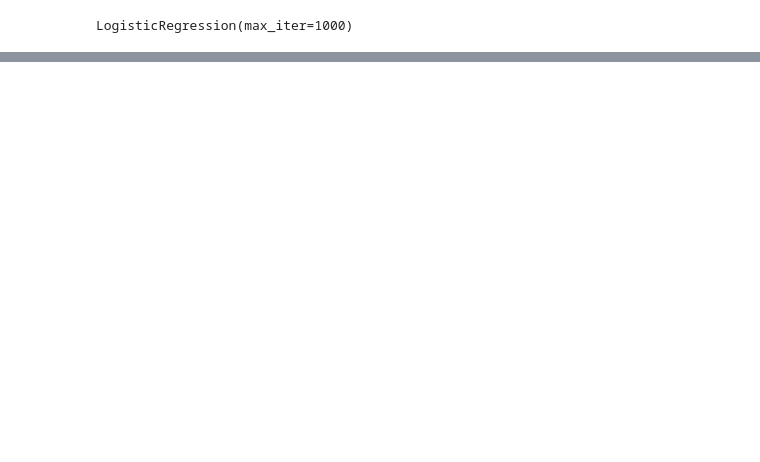
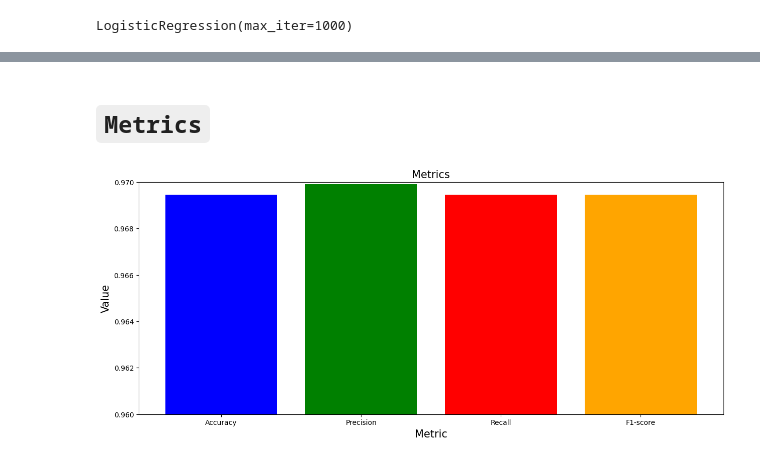
Before and after one commit to Carlos93U/sklearn_digits_predictor, a Jupyter notebook: notebooks/predict_digits.ipynb, the cells around one changed output, grey strips where cells are left out. Drawn from its saved outputs; the diff is of its cells as text; code cells hidden in the pictures; blank space fills up the shorter version.

```diff
--- a/notebooks/predict_digits.ipynb
+++ b/notebooks/predict_digits.ipynb
@@ -104,0 +128,24 @@ Text(0.5, 137.22222222222217, 'Predicted label')
+# %% [markdown]
+# `Metrics`
+# %%
+from sklearn.metrics import accuracy_score, precision_score, recall_score, f1_score
+
+# Calculate metrics
+accuracy = accuracy_score(y_test, predictions)
+precision = precision_score(y_test, predictions, average='weighted')
+recall = recall_score(y_test, predictions, average='weighted')
+f1 = f1_score(y_test, predictions, average='weighted')
+
+metrics = ['Accuracy', 'Precision', 'Recall', 'F1-score']
+values = [accuracy, precision, recall, f1]
+
+# Bar Plot
+plt.figure(figsize=(15, 6))
+plt.bar(metrics, values, color=['blue', 'green', 'red', 'orange'])
+plt.title('Metrics', fontsize=15)
+plt.xlabel('Metric', fontsize=15)
+plt.ylabel('Value', fontsize=15)
+plt.ylim(0.96, 0.97)
+plt.show()
+# %% [output]
+[figure, added]
```
Also changed, not shown: parts of 18 cells of this notebook, 2 other files.
